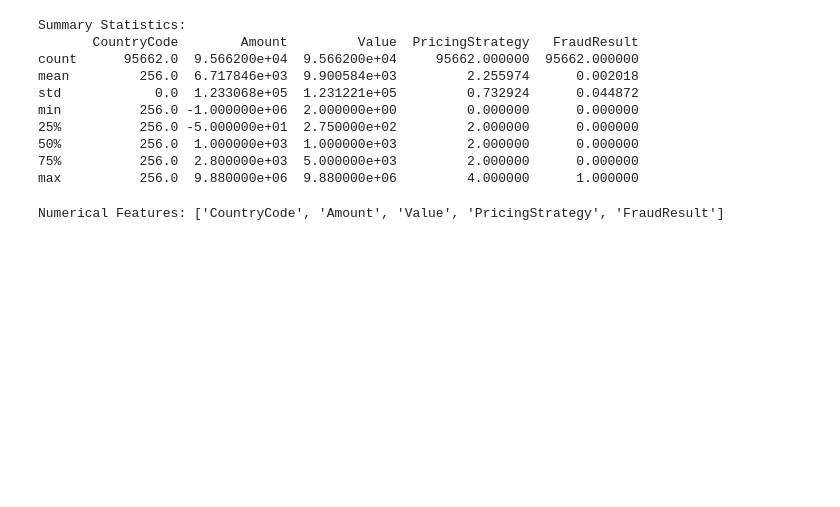
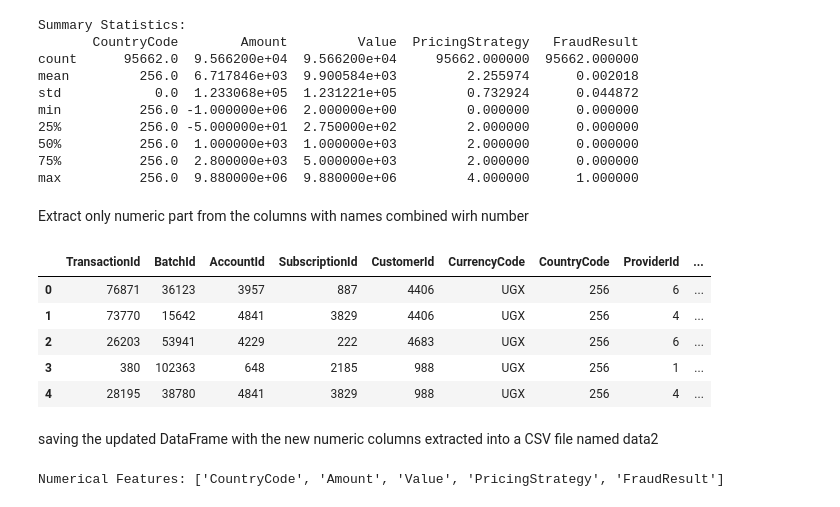
Before and after one commit to abigiyaayele/BatiBank_creditScoring, a Jupyter notebook: NoteBooks/EDA.ipynb, the cells around one changed output. Saved outputs shown, nothing was run; the diff lists cells and outputs as text; code cells hidden in the pictures; blank space fills up the shorter version.

```diff
--- a/NoteBooks/EDA.ipynb
+++ b/NoteBooks/EDA.ipynb
@@ -93,3 +93,27 @@ min          256.0 -1.000000e+06  2.000000e+00         0.000000      0.000000
 50%          256.0  1.000000e+03  1.000000e+03         2.000000      0.000000
 75%          256.0  2.800000e+03  5.000000e+03         2.000000      0.000000
 max          256.0  9.880000e+06  9.880000e+06         4.000000      1.000000
+# %% [markdown]
+Extract only numeric part from the columns with names combined wirh number
+# %%
+def extract_numeric_parts(data):
+    data['TransactionId'] = data['TransactionId'].str.extract('(\d+)')
+    data['BatchId'] = data['BatchId'].str.extract('(\d+)')
+    data['AccountId'] = data['AccountId'].str.extract('(\d+)')
+    data['SubscriptionId'] = data['SubscriptionId'].str.extract('(\d+)')
+    data['CustomerId'] = data['CustomerId'].str.extract('(\d+)')
+    data['ProviderId'] = data['ProviderId'].str.extract('(\d+)')
+    data['ProductId'] = data['ProductId'].str.extract('(\d+)')
+    data['ChannelId'] = data['ChannelId'].str.extract('(\d+)')
+
+extract_numeric_parts(data)
+data.head(5)
+# %% [output]
+|  | TransactionId | BatchId | AccountId | SubscriptionId | CustomerId | CurrencyCode | CountryCode | ProviderId | ... |
+| 0 | 76871 | 36123 | 3957 | 887 | 4406 | UGX | 256 | 6 | ... |
+| 1 | 73770 | 15642 | 4841 | 3829 | 4406 | UGX | 256 | 4 | ... |
+| 2 | 26203 | 53941 | 4229 | 222 | 4683 | UGX | 256 | 6 | ... |
+| 3 | 380 | 102363 | 648 | 2185 | 988 | UGX | 256 | 1 | ... |
+| 4 | 28195 | 38780 | 4841 | 3829 | 988 | UGX | 256 | 4 | ... |
+# %% [markdown]
+saving the updated DataFrame with the new numeric columns extracted into a CSV file named data2
```
Also changed, not shown: parts of 1 cell of this notebook, 1 other file.
